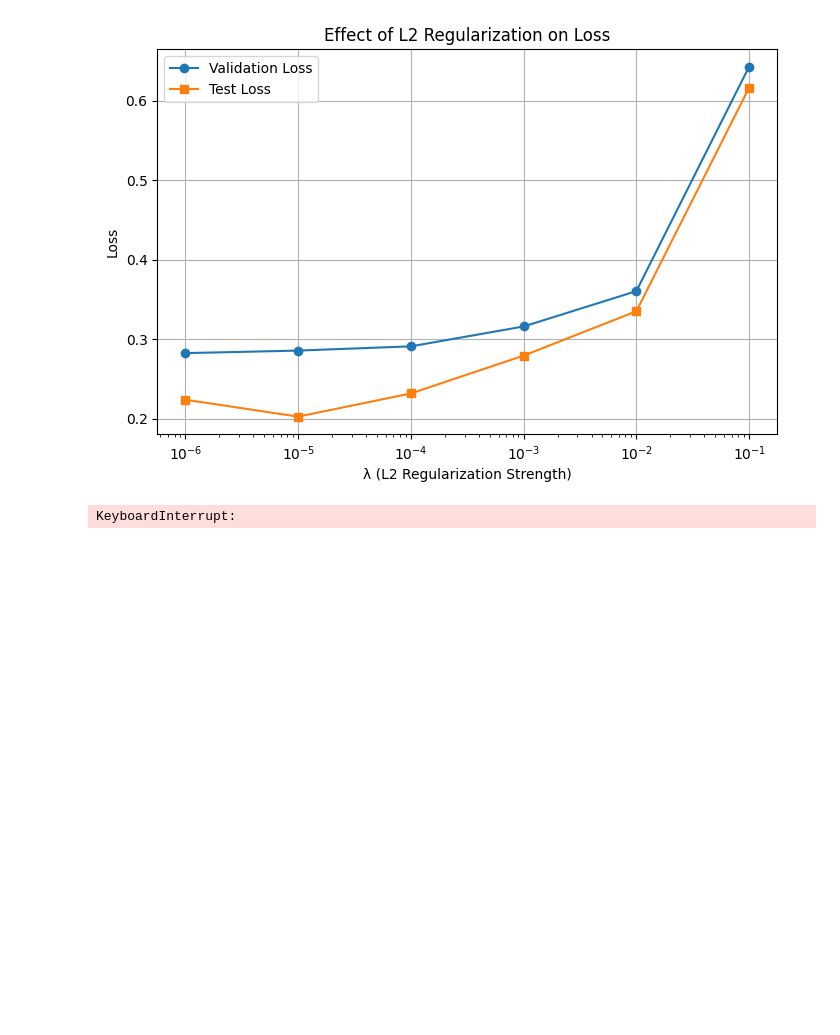
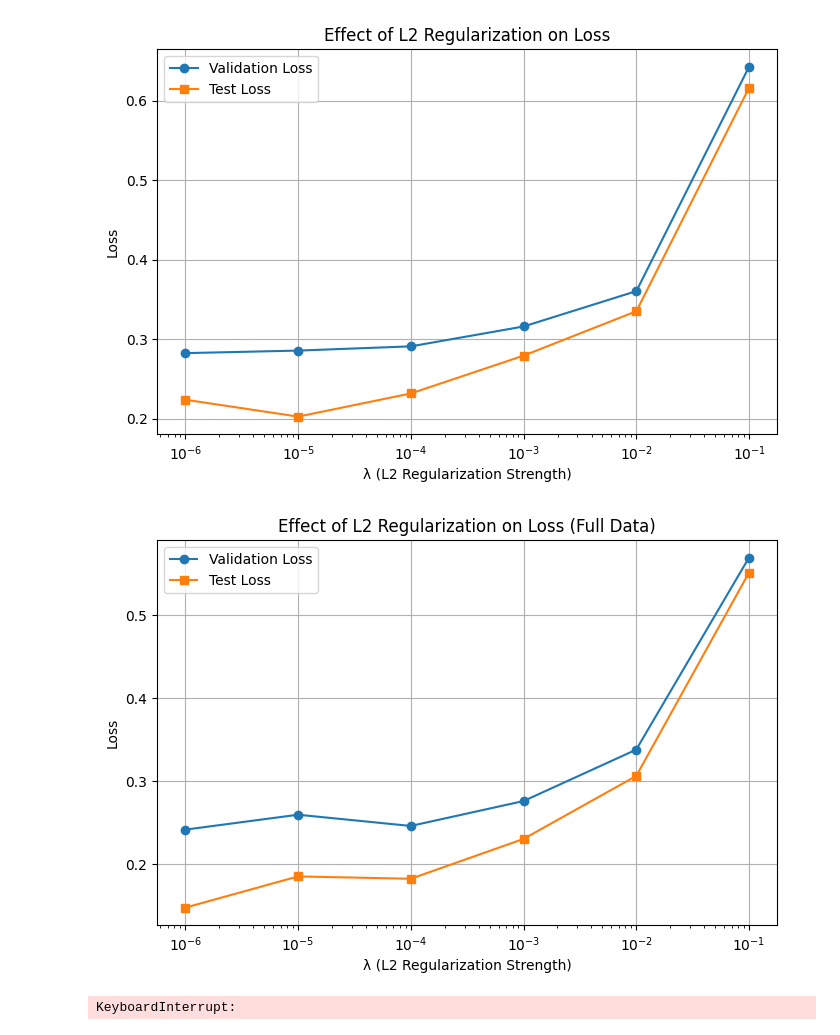
Before and after one commit to Fragoa/Regularizing-Neural-Networks, a Jupyter notebook: Regularizing_Neural_Networks.ipynb, the cells around one changed output. Drawn from its saved outputs; the diff is of its cells as text; code cells hidden in the pictures; blank space fills up the shorter version.

```diff
--- a/Regularizing_Neural_Networks.ipynb
+++ b/Regularizing_Neural_Networks.ipynb
@@ -414,3 +446,15 @@ print(f"\n Optimal λ found: λ_opt = {best_lambda:.0e}")
   λ = 1e-01 | Train Acc = 0.1129 | Val Acc = 0.1126 | Gap = 0.0004
 
  Optimal λ found: λ_opt = 1e-03
+# %%
+# Print results
+print("\n λ Grid Search Results (Full Data):")
+for lmbd, train_acc, val_acc, val_loss, test_loss in results_full:
+    gap = train_acc - val_acc
+    print(f"  λ = {lmbd:.0e} | Train Acc = {train_acc:.4f} | Val Acc = {val_acc:.4f} | Gap = {gap:.4f}")
+
+# Sort by best val accuracy with smallest overfitting
+results_full_sorted = sorted(results_full, key=lambda x: (-x[2], abs(x[1] - x[2])))
+best_lambda_full = results_full_sorted[0][0]
+
+print(f"\n Optimal λ found: λ_opt_full = {best_lambda_full:.0e}")
@@ -463,6 +562,10 @@ def train_model_with_l2(lambda_val):
 results_l2 = []
 for lmbd in lambda_values:
     results_l2.append(train_model_with_l2(lmbd))
+# %%
+results_l2_full = []
+for lmbd in lambda_values:
+    results_l2_full.append(train_model_with_l2_full(lmbd))
 # %%
 # Print results
 print("\n L2 Grid Search Results:")
@@ -495,6 +612,24 @@ plt.grid(True)
 plt.show()
 # %% [output]
 [figure]
+# %%
+# Plot validation & test loss vs λ
+lambdas_full = [r[0] for r in results_l2_full]
+val_losses_full = [r[3] for r in results_l2_full]
+test_losses_full = [r[4] for r in results_l2_full]
+
+plt.figure(figsize=(8, 5))
+plt.plot(lambdas_full, val_losses_full, marker='o', label='Validation Loss')
+plt.plot(lambdas_full, test_losses_full, marker='s', label='Test Loss')
+plt.xscale('log')
+plt.xlabel('λ (L2 Regularization Strength)')
+plt.ylabel('Loss')
+plt.title('Effect of L2 Regularization on Loss (Full Data)')
+plt.legend()
+plt.grid(True)
+plt.show()
+# %% [output]
+[figure, added]
 # %%
 def train_model_l2_dropout(lambda_val, p):
     model = keras.Sequential([
```
Also changed, not shown: parts of 10 cells of this notebook.
